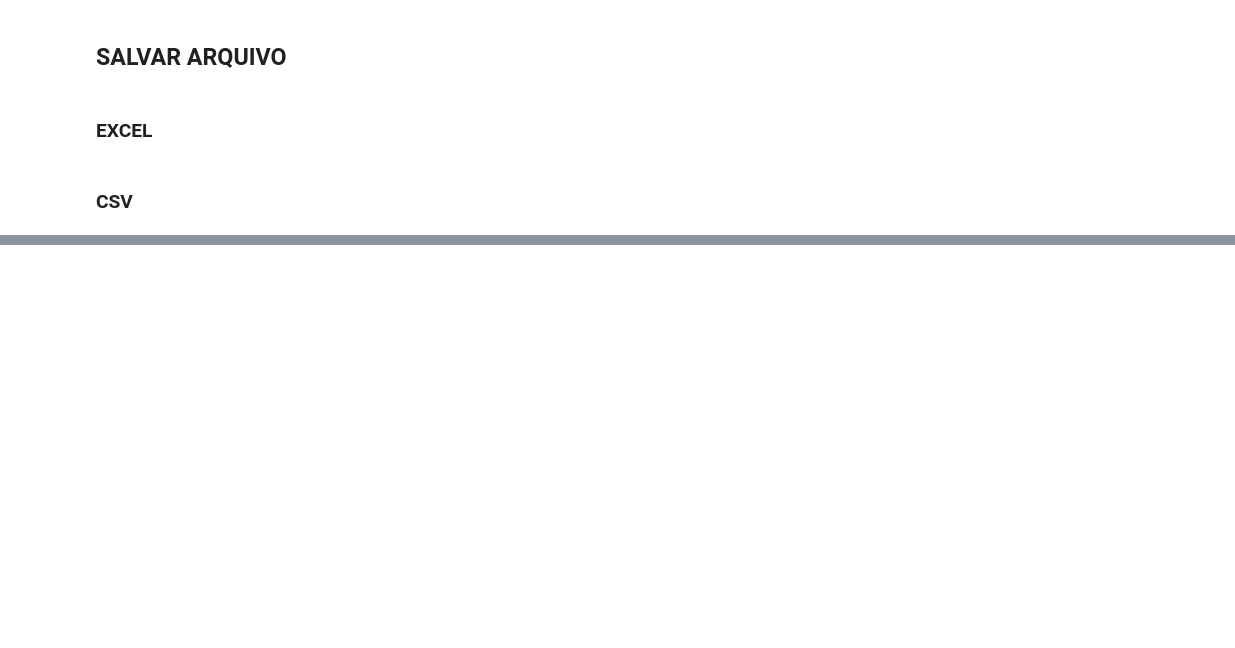
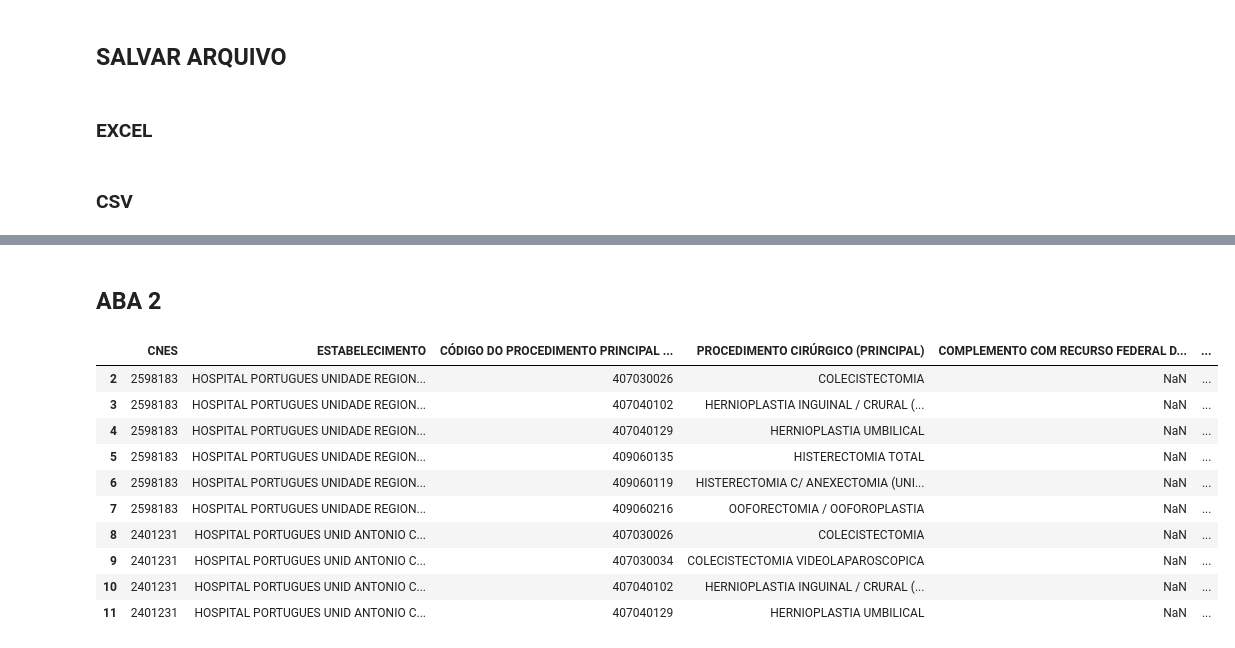
Before and after one commit to otavioaugust1/CONSOLIDACAO_PORTARIA_90, a Jupyter notebook: consolidar.ipynb, the cells around one changed output, grey strips where cells are left out. Drawn from its saved outputs; the diff is of its cells as text; code cells hidden in the pictures; blank space fills up the shorter version.

```diff
--- a/consolidar.ipynb
+++ b/consolidar.ipynb
@@ -125,7 +129,7 @@ df_planilha_aba2.head(10)
 # %% [markdown]
 ### ABA 3
 # %%
-pasta = 'BASE'  # Substitua pelo caminho da sua pasta
+pasta = 'APROVADO'  # Substitua pelo caminho da sua pasta
 
 arquivos = os.listdir(pasta)  # Lista todos os nomes de arquivos na pasta
 
@@ -137,10 +141,12 @@ aba1 = 'Execução'  # Substitua pelo nome da aba que deseja ler
 for arquivo in arquivos:
     caminho_arquivo = os.path.join(pasta, arquivo)  # Cria o caminho completo para o arquivo
     if os.path.isfile(caminho_arquivo) and caminho_arquivo.endswith('.xlsx'):  # Verifica se é um arquivo Excel
-        nome_arquivo = os.path.splitext(arquivo)[0]  # Obtém o nome do arquivo sem a extensão
+        nome_arquivo_com_extensao = os.path.basename(caminho_arquivo)  # Obtém o nome do arquivo com a extensão
+        nome_arquivo_sem_extensao = os.path.splitext(nome_arquivo_com_extensao)[0]  # Obtém o nome do arquivo sem a extensão
         df_aba1 = pd.read_excel(caminho_arquivo, sheet_name=aba1)  # Lê a aba 'Ident. Fila na UF' do arquivo Excel
-        df_aba1['UF'] = nome_arquivo  # Adiciona uma coluna 'UF' com o nome do arquivo
-        dfs_dict[nome_arquivo] = df_aba1  # Adiciona o DataFrame em um dicionário usando o nome do arquivo como chave
+        df_aba1['UF'] = nome_arquivo_sem_extensao  # Adiciona uma coluna 'Arquivo' com o nome do arquivo sem a extensão
+        df_aba1['STATUS'] = os.path.dirname(caminho_arquivo)  # Adiciona uma coluna 'Pasta' com o nome da pasta onde está o arquivo
+        dfs_dict[nome_arquivo_sem_extensao] = df_aba1  # Adiciona o DataFrame em um dicionário usando o nome do arquivo como chave
 
 # Concatena todos os DataFrames em um único DataFrame
 df_planilha_aba3 = pd.concat(dfs_dict.values(), ignore_index=True)
@@ -193,0 +250,49 @@ df_planilha_aba3.to_csv('PLANILHA/BASE_G_3.csv', sep=';', encoding='latin-1', in
+# %% [markdown]
+## ABA 2
+# %%
+pasta = 'NAO_APROVADO'  # Substitua pelo caminho da sua pasta
+
+arquivos = os.listdir(pasta)  # Lista todos os nomes de arquivos na pasta
+
+dfs_dict = {}
+
+aba1 = 'Ident. CNES e Proced.'  # Substitua pelo nome da aba que deseja ler
+
+# Loop através de cada nome de arquivo e leitura do Excel para um DataFrame
+for arquivo in arquivos:
+    caminho_arquivo = os.path.join(pasta, arquivo)  # Cria o caminho completo para o arquivo
+    if os.path.isfile(caminho_arquivo) and caminho_arquivo.endswith('.xlsx'):  # Verifica se é um arquivo Excel
+        nome_arquivo_com_extensao = os.path.basename(caminho_arquivo)  # Obtém o nome do arquivo com a extensão
+        nome_arquivo_sem_extensao = os.path.splitext(nome_arquivo_com_extensao)[0]  # Obtém o nome do arquivo sem a extensão
+        df_aba1 = pd.read_excel(caminho_arquivo, sheet_name=aba1)  # Lê a aba 'Ident. Fila na UF' do arquivo Excel
+        df_aba1['UF'] = nome_arquivo_sem_extensao  # Adiciona uma coluna 'Arquivo' com o nome do arquivo sem a extensão
+        df_aba1['STATUS'] = os.path.dirname(caminho_arquivo)  # Adiciona uma coluna 'Pasta' com o nome da pasta onde está o arquivo
+        dfs_dict[nome_arquivo_sem_extensao] = df_aba1  # Adiciona o DataFrame em um dicionário usando o nome do arquivo como chave
+
+# Concatena todos os DataFrames em um único DataFrame
+df_planilha_aba2N = pd.concat(dfs_dict.values(), ignore_index=True)
+# %%
+# Tratamento dos dados da aba 'Ident. CNES e Proced.'
+df_planilha_aba2N.rename(columns={'PLANO ESTADUAL DE REDUÇÃO DE FILAS DE ESPERA EM CIRURGIAS ELETIVAS - CNES':'CNES','Unnamed: 1':'ESTABELECIMENTO','Unnamed: 2':'CÓDIGO DO PROCEDIMENTO PRINCIPAL NO SIGTAP',
+                                 'Unnamed: 3':'PROCEDIMENTO CIRÚRGICO (PRINCIPAL)', 'Unnamed: 4':'COMPLEMENTO COM RECURSO FEDERAL DO PROCEDIMENTO PRINCIPAL (Percentual)', 'Unnamed: 5':'GESTÃO DO SERVIÇO',
+                                 'Unnamed: 6':'CODIGO DA NATUREZA JURÍDICA','Unnamed: 7':'NATUREZA JURÍDICA', 'Unnamed: 8':'POSSUI CONTRATO COM A SECRETARIA DE SAÚDE ?',
+                                 'Unnamed: 9':'Identificação do Nome do Estabelecimento que não apareceu nesta planilha (coluna B)','Unnamed: 10':'SQ (CODIGO Interno'}, inplace=True)
+                                # Renomeia a coluna 'PLANO ESTADUAL DE REDUÇÃO DE FILAS DE ESPERA EM CIRURGIAS ELETIVAS - FILA DE ESPERA' para 'UF'
+
+df_planilha_aba2N.drop([0,1], inplace=True) # Exclui as linhas 0 e 1
+df_planilha_aba2N.dropna(subset=['ESTABELECIMENTO'], inplace=True) # Exclui as linhas que não possuem valor na coluna 'PROCEDIMENTO CIRÚRGICO'
+df_planilha_aba2N.drop(df_planilha_aba2N[df_planilha_aba2N['ESTABELECIMENTO'] == 'ESTABELECIMENTO'].index, inplace=True) # Exclui as linhas que possuem valor 'TOTAL' na coluna 'PROCEDIMENTO CIRÚRGICO'
+# %%
+df_planilha_aba2N.head(10)
+# %% [output]
+|  | CNES | ESTABELECIMENTO | CÓDIGO DO PROCEDIMENTO PRINCIPAL ... | PROCEDIMENTO CIRÚRGICO (PRINCIPAL) | COMPLEMENTO COM RECURSO FEDERAL D... | ... |
+| 2 | 2598183 | HOSPITAL PORTUGUES UNIDADE REGION... | 407030026 | COLECISTECTOMIA | NaN | ... |
+| 3 | 2598183 | HOSPITAL PORTUGUES UNIDADE REGION... | 407040102 | HERNIOPLASTIA INGUINAL / CRURAL (... | NaN | ... |
+| 4 | 2598183 | HOSPITAL PORTUGUES UNIDADE REGION... | 407040129 | HERNIOPLASTIA UMBILICAL | NaN | ... |
+| 5 | 2598183 | HOSPITAL PORTUGUES UNIDADE REGION... | 409060135 | HISTERECTOMIA TOTAL | NaN | ... |
+| 6 | 2598183 | HOSPITAL PORTUGUES UNIDADE REGION... | 409060119 | HISTERECTOMIA C/ ANEXECTOMIA (UNI... | NaN | ... |
+| 7 | 2598183 | HOSPITAL PORTUGUES UNIDADE REGION... | 409060216 | OOFORECTOMIA / OOFOROPLASTIA | NaN | ... |
+| 8 | 2401231 | HOSPITAL PORTUGUES UNID ANTONIO C... | 407030026 | COLECISTECTOMIA | NaN | ... |
+| 9 | 2401231 | HOSPITAL PORTUGUES UNID ANTONIO C... | 407030034 | COLECISTECTOMIA VIDEOLAPAROSCOPICA | NaN | ... |
+| 10 | 2401231 | HOSPITAL PORTUGUES UNID ANTONIO C... | 407040102 | HERNIOPLASTIA INGUINAL / CRURAL (... | NaN | ... |
+| 11 | 2401231 | HOSPITAL PORTUGUES UNID ANTONIO C... | 407040129 | HERNIOPLASTIA UMBILICAL | NaN | ... |
```
Also changed, not shown: parts of 25 cells of this notebook, 5 other files.
